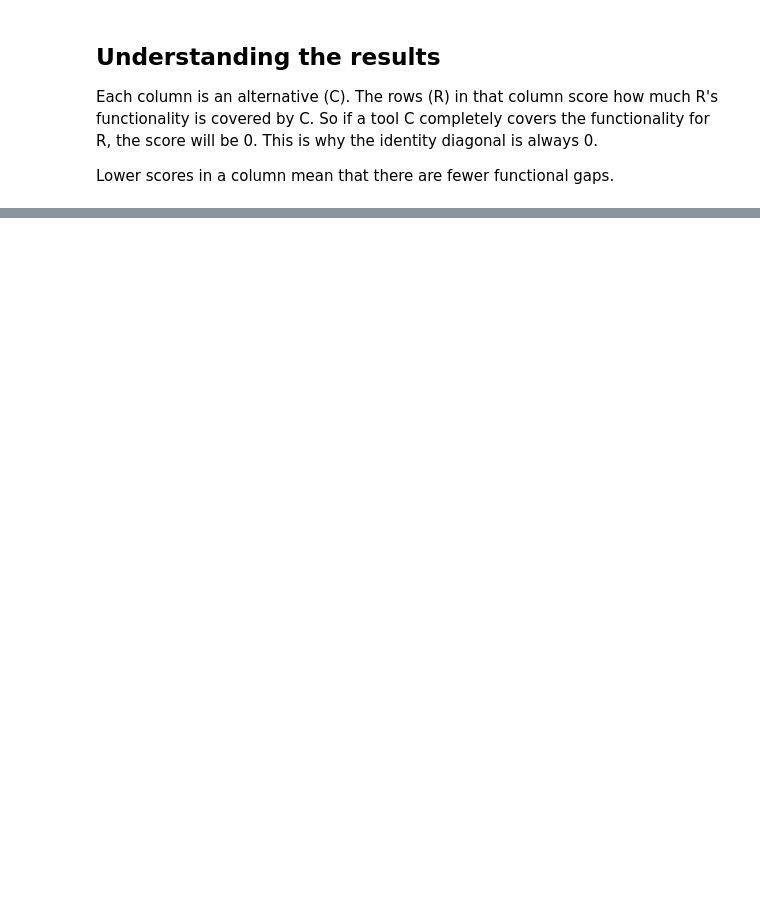
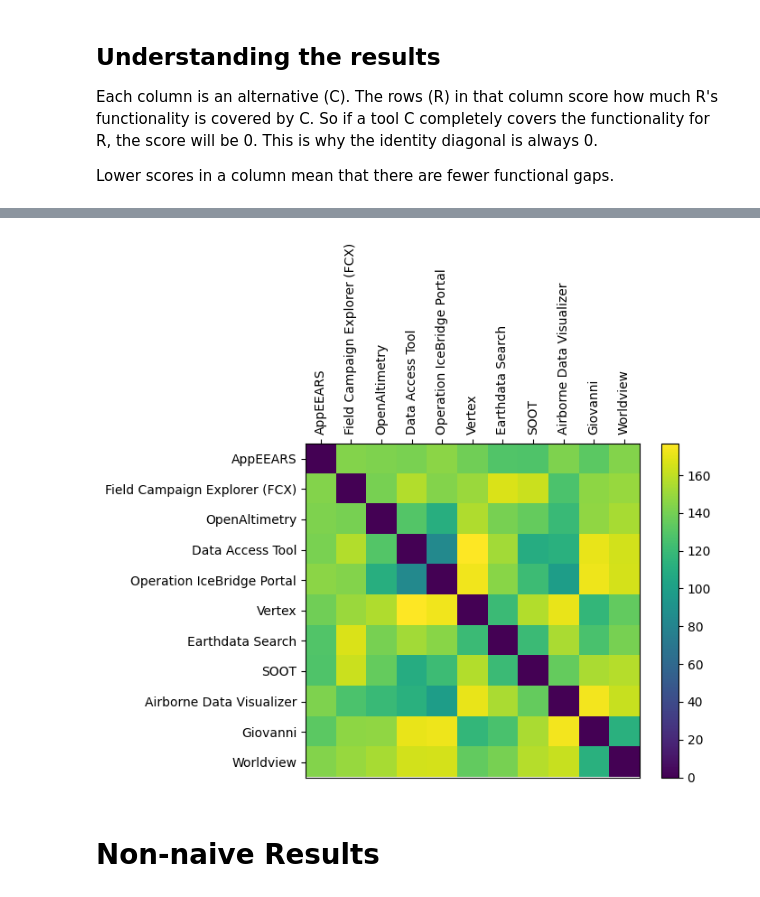
Before and after one commit to mike-gangl/convergence, a Jupyter notebook: Similarity.ipynb, the cells around one changed output, grey strips where cells are left out. Drawn from its saved outputs; the diff is of its cells as text; code cells hidden in the pictures; blank space fills up the shorter version.

```diff
--- a/Similarity.ipynb
+++ b/Similarity.ipynb
@@ -53,4 +63,4 @@ Lower scores in a column mean that there are fewer functional gaps.
 
 # print(results)
 df = DataFrame(results, alternatives, alternatives)
-df
+df_naive = DataFrame(results_naive, alternatives, alternatives)
@@ -69,0 +84,15 @@ df
+# %%
+import matplotlib.pyplot as plt
+
+#plt.matshow(df)
+fig, ax = plt.subplots()
+im = ax.imshow(df_naive)
+ax.xaxis.tick_top()
+plt.colorbar(im, ax=ax)
+ax.set_xticks(numpy.arange(len(alternatives)), labels=alternatives, rotation=90)
+ax.set_yticks(numpy.arange(len(alternatives)), labels=alternatives)
+plt.show()
+# %% [output]
+[figure, added]
+# %% [markdown]
+# Non-naive Results
```
Also changed, not shown: parts of 11 cells of this notebook, 1 other file.
